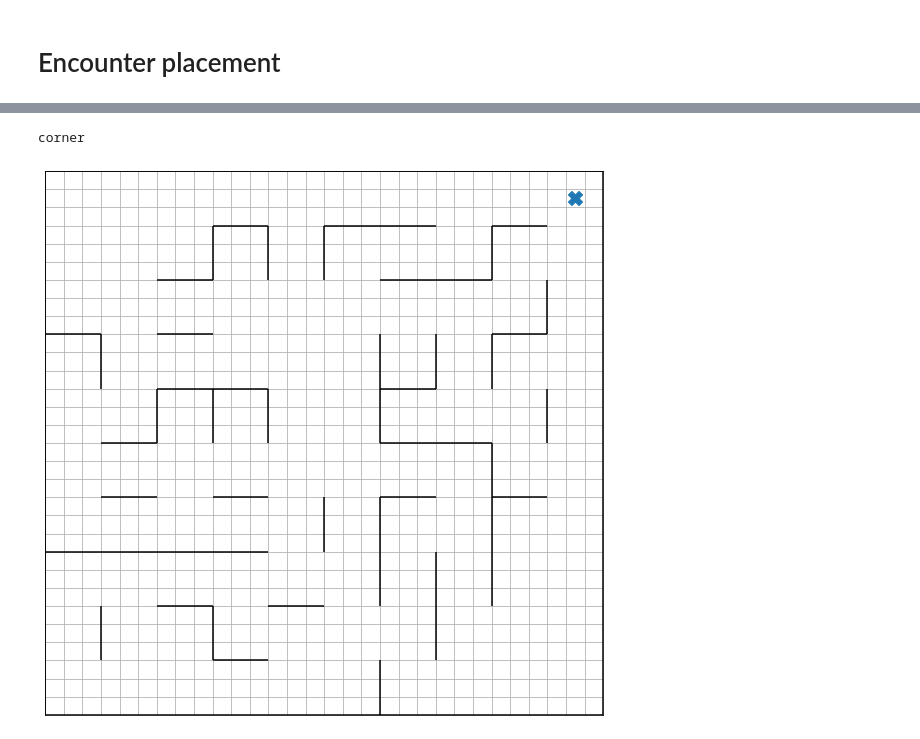
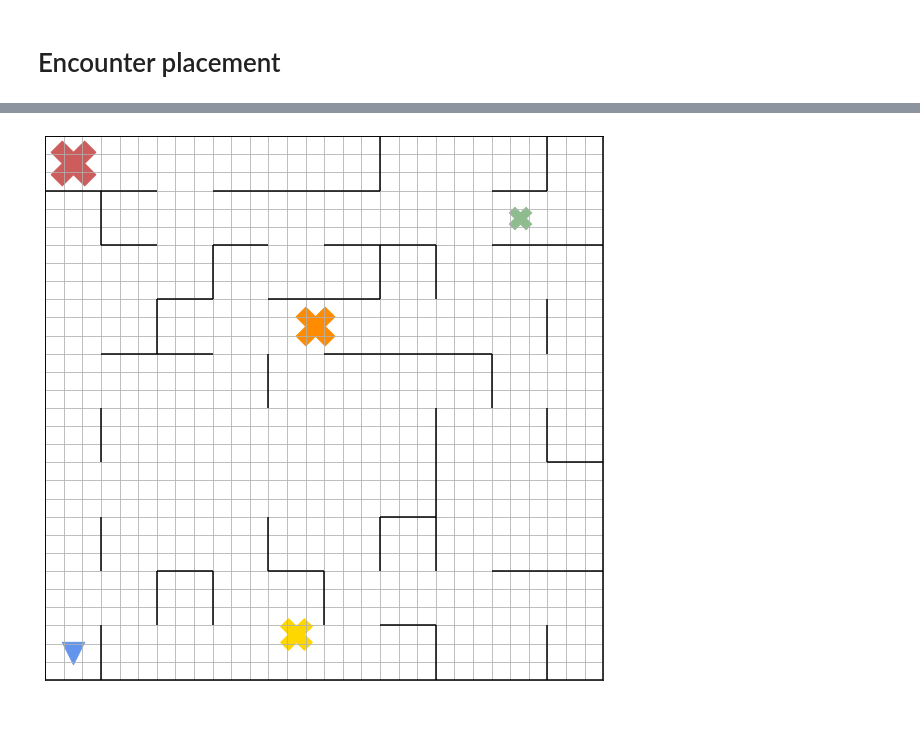
Before and after one commit to roselightheart/dungeon_generator, a Jupyter notebook: dungeon_generator.ipynb, the cells around one changed output, grey strips where cells are left out. Cells and saved outputs as stored; diff of their text form; code cells hidden in the pictures.

Commit message:
placing encounters, mvp finished

```diff
--- a/dungeon_generator.ipynb
+++ b/dungeon_generator.ipynb
@@ -81,7 +81,8 @@ def plot_dungeon(A, B, square_density=3):
     plt.grid()
     plt.tick_params(axis='both', left=False, bottom=False, labelleft=False, labelbottom=False)
 
-def random_dungeon(m, n, p_wall=0.3, max_connected_components=1):
+
+def dungeon_map(m, n, p_wall=0.3, max_connected_components=1):
     """
     Given dimensions m and n, generate a dungeon.
 
@@ -179,8 +180,3 @@ def random_dungeon(m, n, p_wall=0.3, max_connected_components=1):
             C = _adjacency(A, B)
 
     return A, B, C
-# %%
-start = time()
-A, B, C = random_dungeon(10, 10, p_wall=0.3, max_connected_components=1)
-plot_dungeon(A, B, square_density=3)
-print(time() - start)
@@ -458,7 +518,11 @@ print(a, b)
 # %%
-square_density = 3
-m, n = 10, 10
-start = time()
-A, B, C = random_dungeon(m, n, p_wall=0.3, max_connected_components=1)
-plot_dungeon(A, B, square_density=square_density)
-print(time() - start)
+def generate_dungeon(m=10, n=10, square_density=3):
+    # start = time()
+    A, B, C = dungeon_map(m, n, p_wall=0.3, max_connected_components=1)
+    # print(time() - start)
+
+    D = place_encounters(m, n, square_density=square_density)
+
+    plot_dungeon(A, B, square_density=square_density)
+    plot_encounters(D, square_density=square_density)
+    plt.show()
@@ -468,30 +529,4 @@ print(time() - start)
-# %%
-D = np.zeros((square_density*m, square_density*n))
-treasure_location = np.random.choice(['left', 'corner', 'right'])
-
-print(treasure_location)
-
-if treasure_location == 'left':
-    D[1, 1] = 4
-elif treasure_location == 'corner':
-    D[-2, 1] = 4
-elif treasure_location == 'right':
-    D[-2, -2] = 4
-
-def _indices(A):
-    """
-    Helper function to get all the indices of an
-    array without a double for loop.
-    """
-    m, n = A.shape
-    x_indices = np.ravel([[i]*n for i in range(m)])
-    y_indices = np.ravel(list(range(n))*m)
-    return zip(x_indices, y_indices)
-
-plot_dungeon(A, B, square_density=square_density)
-for i, j in _indices(D):
-    if D[i, j] != 0:
-        plt.scatter((i+.5)/(square_density*m), 1 - (j+.5)/(square_density*n), marker='X', s=50*D[i, j])
-# %% [output]
-corner
-[figure, removed]
+# %%
+generate_dungeon()
+# %% [output]
+[figure, added]
```
Also changed, not shown: parts of 6 cells of this notebook.
